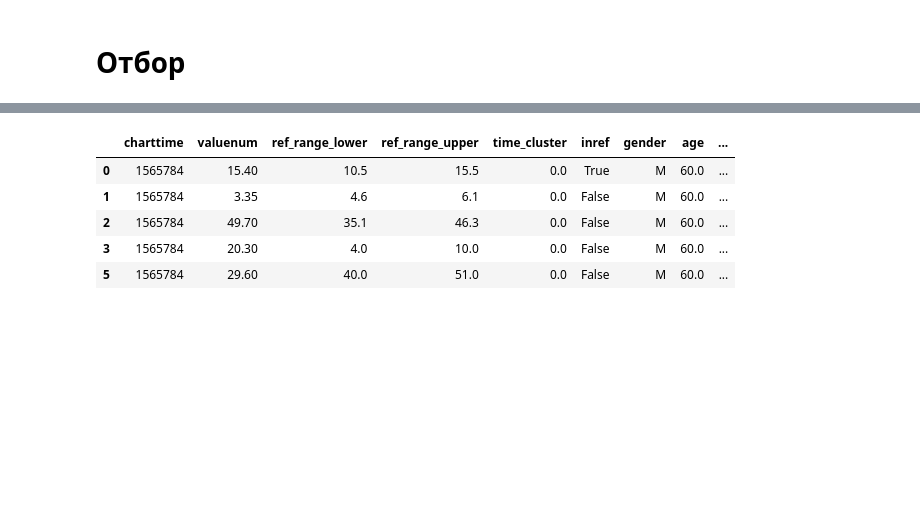
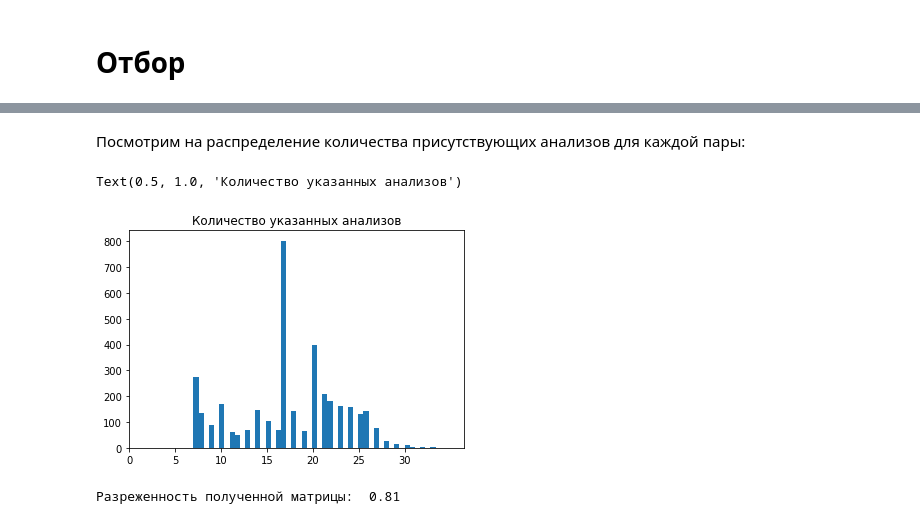
Before and after one commit to leostre/labevent, a Jupyter notebook: src/data_preparation.ipynb, the cells around one changed output, grey strips where cells are left out. Cells and saved outputs as stored; diff of their text form; code cells hidden in the pictures; blank space fills up the shorter version.

```diff
--- a/src/data_preparation.ipynb
+++ b/src/data_preparation.ipynb
@@ -615,2 +617,17 @@ sevvar = select_categories(ev, index_df,
 # %%
-plot_cat(sevvar.drop(['subject_id', 'specimen_id'], axis=1).select_dtypes(include=['int64', 'object']))
+grsev = sev.groupby(['subject_id', 'specimen_id'])
+allinref = grsev.inref.aggregate('all')
+races = grsev.race.aggregate('first')
+
+sev = sev.drop(['ref_range_lower', 'ref_range_upper', 'inref', 'race'], axis=1).set_index(['subject_id', 'specimen_id'])
+sev = pd.pivot_table(sev, columns='label',
+               index=['subject_id', 'specimen_id',
+                      'charttime',
+                      'age',
+                      # 'race',
+                      'time_cluster',
+                      'gender'
+                     ]
+        )#.reset_index().set_index(['subject_id', 'specimen_id'])
+sev.columns = [x[0 if not x[1] else 1] for x in sev.columns]
+sev = sev.reset_index().set_index(['subject_id', 'specimen_id'], inplace=False)
@@ -624,0 +634,4 @@ print("Всего ", sev.shape[0], " записей.")
+# %%
+sev.insert(0, 'allinref', allinref.loc[sev.index])
+sev.insert(1, 'race', races.loc[sev.index])
+sev.head()
@@ -625,9 +647,14 @@ print("Всего ", sev.shape[0], " записей.")
+# %% [markdown]
+Посмотрим на распределение количества присутствующих анализов для каждой пары:
 # %%
-sevvar.head()
+plt.hist((~sev.isna()).sum(1).values, bins=50)
+plt.xticks(list(range(0, 31, 5)))
+plt.title('Количество указанных анализов')
 # %% [output]
-|  | charttime | valuenum | ref_range_lower | ref_range_upper | time_cluster | inref | gender | age | ... |
-| 0 | 1565784 | 15.40 | 10.5 | 15.5 | 0.0 | True | M | 60.0 | ... |
-| 1 | 1565784 | 3.35 | 4.6 | 6.1 | 0.0 | False | M | 60.0 | ... |
-| 2 | 1565784 | 49.70 | 35.1 | 46.3 | 0.0 | False | M | 60.0 | ... |
-| 3 | 1565784 | 20.30 | 4.0 | 10.0 | 0.0 | False | M | 60.0 | ... |
-| 5 | 1565784 | 29.60 | 40.0 | 51.0 | 0.0 | False | M | 60.0 | ... |
+Text(0.5, 1.0, 'Количество указанных анализов')
+[figure, added]
+# %%
+print('Разреженность полученной матрицы: ',
+      (sev.isna().sum().sum() / sev.shape[0] / sev.shape[1]).round(2))
+# %% [output]
+Разреженность полученной матрицы:  0.81
```
Also changed, not shown: parts of 28 cells of this notebook, 7 other files.
